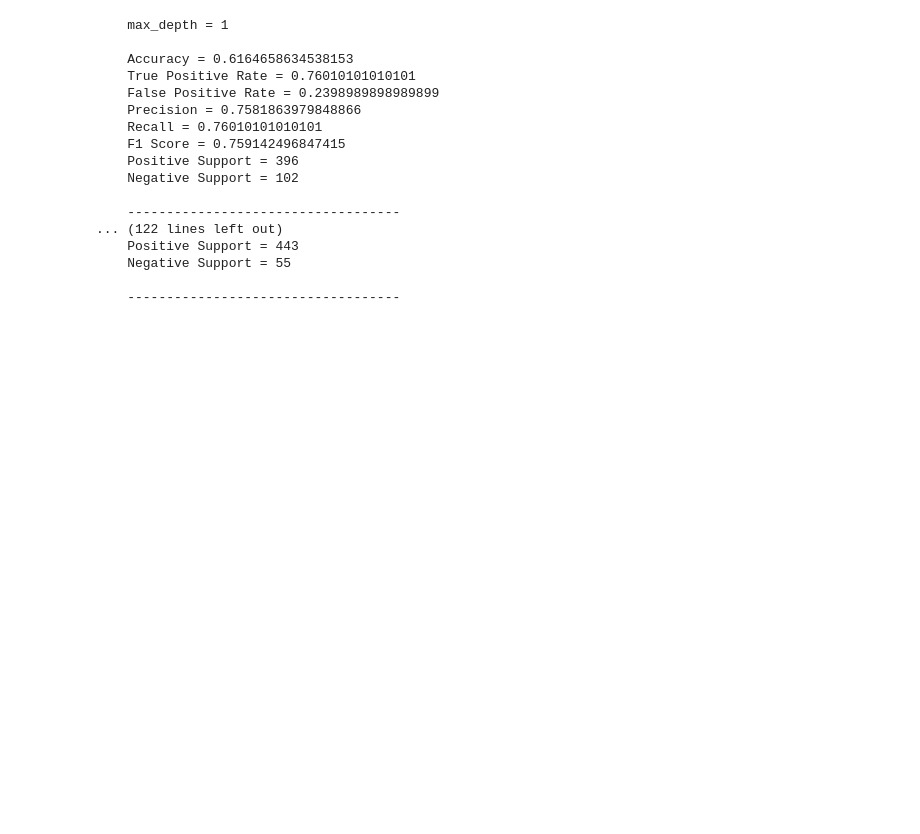
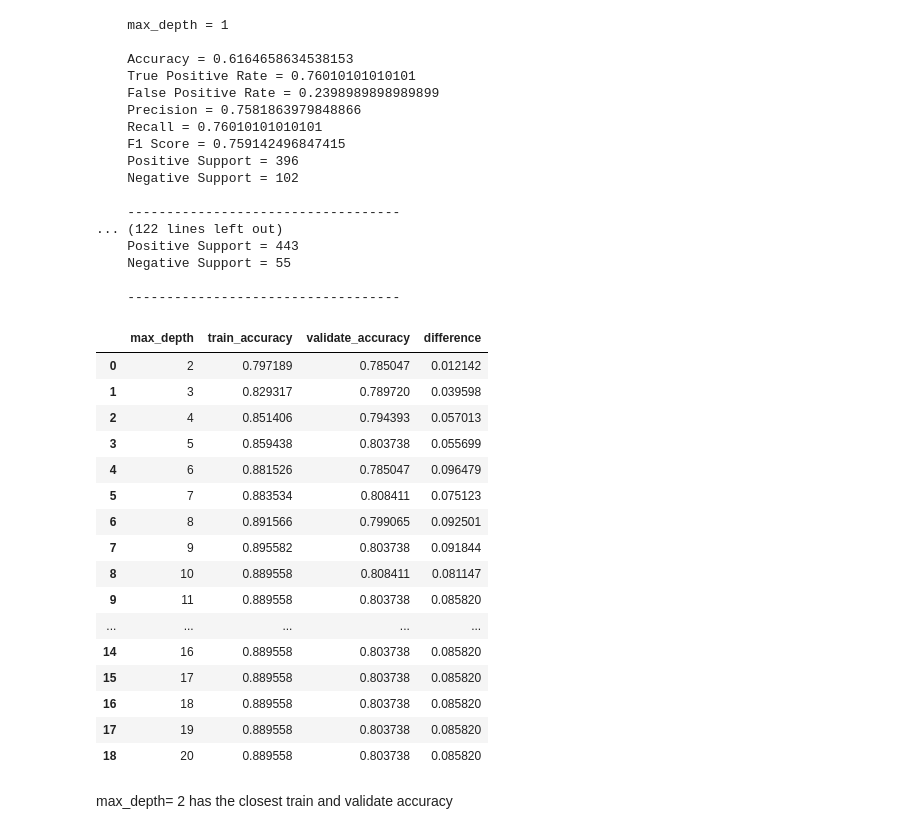
Before and after one commit to scottmattes1/classification-exercises, a Jupyter notebook: random_forests.ipynb, the cells around one changed output. Saved outputs shown, nothing was run; the diff lists cells and outputs as text; code cells hidden in the pictures; blank space fills up the shorter version.

```diff
--- a/random_forests.ipynb
+++ b/random_forests.ipynb
@@ -286,3 +347,46 @@ for i in range(1,11):
     Negative Support = 55
 
     -----------------------------------
+# %%
+metrics = []
+
+for i in range(2, 21):
+    forest = rfc(min_samples_leaf= 5, max_depth=i, random_state=123)
+
+    forest = forest.fit(X_train, y_train)
+
+    train_accuracy = forest.score(X_train, y_train)
+
+    validate_accuracy = forest.score(X_validate, y_validate)
+
+    output = {
+        "max_depth": i,
+        "train_accuracy": train_accuracy,
+        "validate_accuracy": validate_accuracy
+    }
+
+    metrics.append(output)
+
+df = pd.DataFrame(metrics)
+df["difference"] = df.train_accuracy - df.validate_accuracy
+df
+# %% [output]
+|  | max_depth | train_accuracy | validate_accuracy | difference |
+| 0 | 2 | 0.797189 | 0.785047 | 0.012142 |
+| 1 | 3 | 0.829317 | 0.789720 | 0.039598 |
+| 2 | 4 | 0.851406 | 0.794393 | 0.057013 |
+| 3 | 5 | 0.859438 | 0.803738 | 0.055699 |
+| 4 | 6 | 0.881526 | 0.785047 | 0.096479 |
+| 5 | 7 | 0.883534 | 0.808411 | 0.075123 |
+| 6 | 8 | 0.891566 | 0.799065 | 0.092501 |
+| 7 | 9 | 0.895582 | 0.803738 | 0.091844 |
+| 8 | 10 | 0.889558 | 0.808411 | 0.081147 |
+| 9 | 11 | 0.889558 | 0.803738 | 0.085820 |
+| ... | ... | ... | ... | ... |
+| 14 | 16 | 0.889558 | 0.803738 | 0.085820 |
+| 15 | 17 | 0.889558 | 0.803738 | 0.085820 |
+| 16 | 18 | 0.889558 | 0.803738 | 0.085820 |
+| 17 | 19 | 0.889558 | 0.803738 | 0.085820 |
+| 18 | 20 | 0.889558 | 0.803738 | 0.085820 |
+# %% [markdown]
+max_depth= 2 has the closest train and validate accuracy
```
Also changed, not shown: parts of 9 cells of this notebook.
